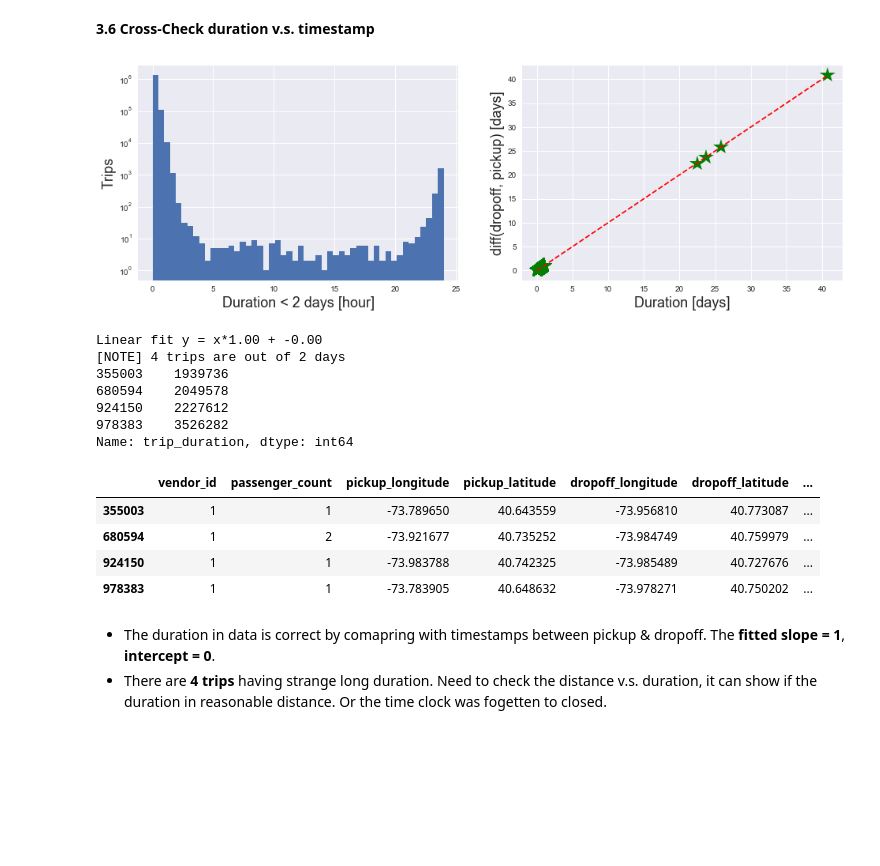
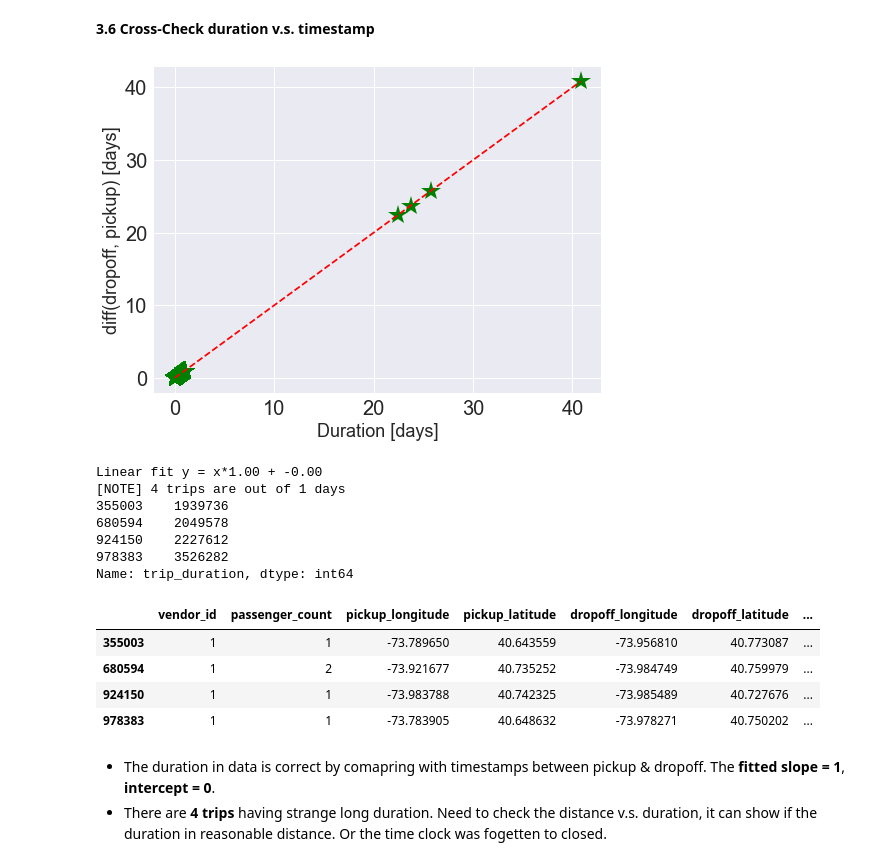
Before and after one commit to yennanliu/NYC_Taxi_Trip_Duration, a Jupyter notebook: notebook/EDA_jtsai_overview.ipynb, the cells around one changed output. Drawn from its saved outputs; the diff is of its cells as text; code cells hidden in the pictures; blank space fills up the shorter version.

Commit message:
Add function for histogram, finish minor pre-EDA

```diff
--- a/notebook/EDA_jtsai_overview.ipynb
+++ b/notebook/EDA_jtsai_overview.ipynb
@@ -306,39 +354,31 @@ df_trips_daytime.head()
 # %%
 # Get values with array, float type
 x = df['trip_duration'].values.astype(float)
 y = (df['dropoff_timestamp']-df['pickup_timestamp']).values.astype(float)
 
 x_hr, x_day, y_day = x/60/60, x/60/60/24, y/60/60/24
 
 # Linear fit x-y
 pars = np.polyfit(x_day, y_day, deg=1)
 xf = np.linspace(0., max(x_day), 100)
 yf = np.poly1d(pars)(xf)
 
-# plot trip_duration distribution
-day_cut = 2
-fig = plt.figure(figsize=(16,5))
-fig.add_subplot(1, 2, 1)
-plt.hist( x_hr[ x_hr < day_cut*24 ], bins=50, log=True)
-plt.xlabel('Duration < %d days [hour]'%(day_cut), fontsize=18)
-plt.ylabel('Trips', fontsize=18)
-
-# plot fitted results
-fig.add_subplot(1, 2, 2)
+plt.figure(figsize=(8,6))
 plt.plot( x_day, y_day, 'g*', xf, yf, 'r--', markersize=20)
+plt.tick_params(labelsize=20)
 plt.xlabel('Duration [days]', fontsize=18)
 plt.ylabel('diff(dropoff, pickup) [days]', fontsize=18)
 plt.show()
 # %% [output]
-[figure, old version]
+[figure, new version]
 # %%
 print 'Linear fit y = x*%.2f + %.2f '%( pars[0], pars[1])
-print '[NOTE] %d trips are out of %d days'%( len(x[ x > day_cut*24*60*60 ]), day_cut )
-print df.loc[df['trip_duration'] > day_cut*24*60*60 ]['trip_duration']
-df[df['trip_duration'] > day_cut*24*60*60 ]
+print '[NOTE] %d trips are out of %d days'%( len(x[ x > 24*60*60 ]), 1 )
+print df.loc[df['trip_duration'] > 24*60*60 ]['trip_duration']
+df[df['trip_duration'] > 24*60*60 ]
 # %% [output]
 Linear fit y = x*1.00 + -0.00
-[NOTE] 4 trips are out of 2 days
+[NOTE] 4 trips are out of 1 days
 355003    1939736
 680594    2049578
 924150    2227612
```
Also changed, not shown: parts of 34 cells of this notebook.
